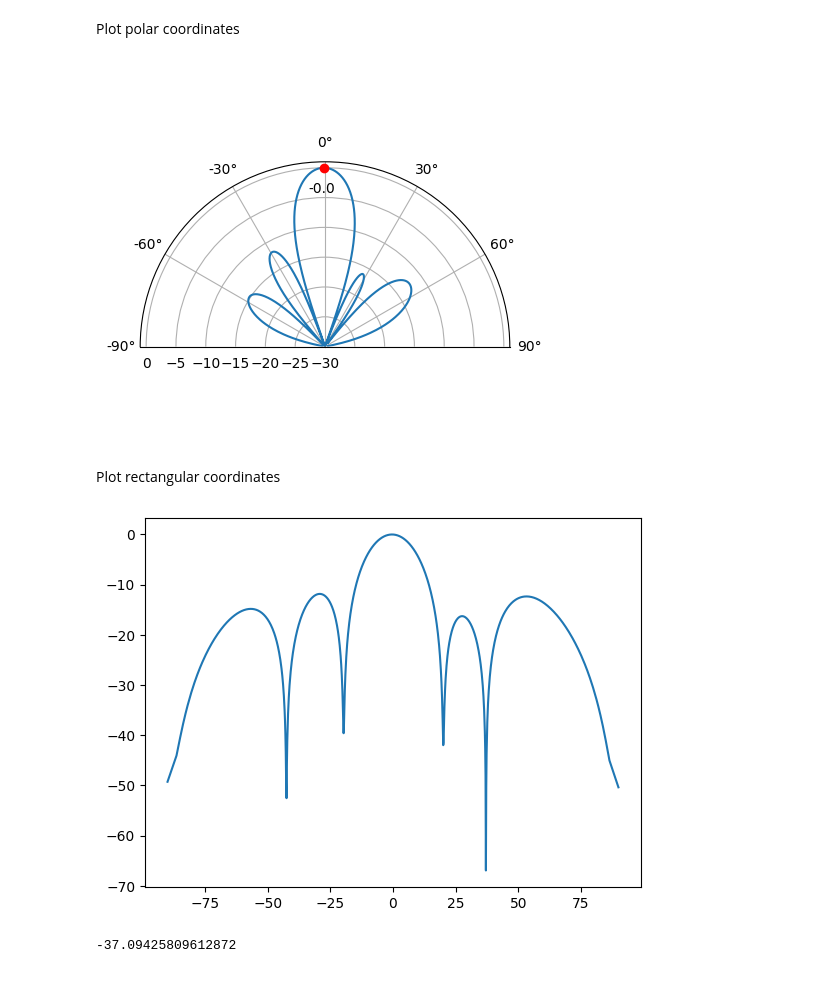
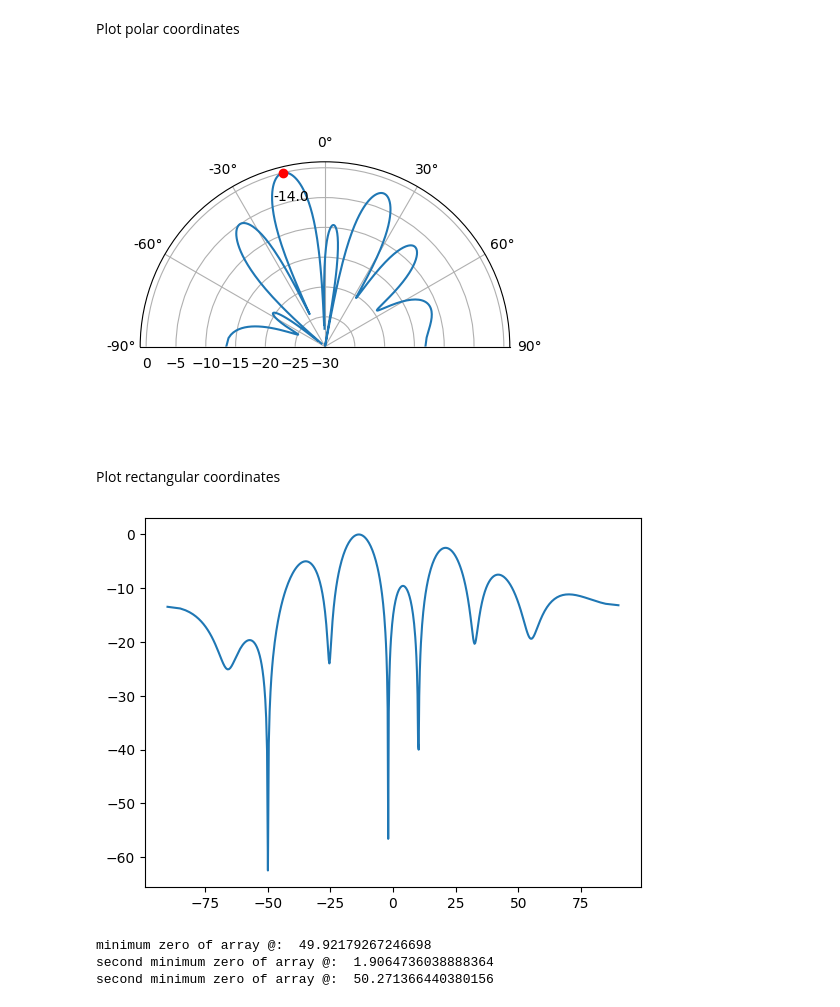
Before and after one commit to ilnur852/pyDSPplayground, a Jupyter notebook: array processing/steering_2.ipynb, the cells around one changed output. Drawn from its saved outputs; the diff is of its cells as text; code cells hidden in the pictures.

```diff
--- a/array processing/steering_2.ipynb
+++ b/array processing/steering_2.ipynb
@@ -18,8 +13,0 @@ s = np.exp(-2j * np.pi * d * np.arange (Nr) * np.sin(theta)) # Steering Vector
-# %%
-s = s.reshape(-1,1) # make s a column vector
-print(s.shape) # 3x1
-tx = tx.reshape(1,-1) # make tx a row vector
-print(tx.shape) # 1x10000
-
-X = s @ tx # Simulate the received signal X through a matrix multiply
-print(X.shape) # 3x10000.  X is now going to be a 2D array, 1D is time and 1D is the spatial dimension
@@ -29,0 +16,8 @@ print(X.shape) # 3x10000.  X is now going to be a 2D array, 1D is time and 1D is
+# %%
+def create_signal(theta_deg, amplitude, f_tone):
+    x = (amplitude)*np.exp(2j * np.pi * f_tone * t)
+    s = np.exp(-2j * np.pi * d * np.arange (Nr) * np.sin(theta_deg/180*np.pi))
+    s = s.reshape(-1, 1) #column vector
+    x = x.reshape(1, -1) #row vector
+    X = s @ x
+    return X
@@ -29,0 +26,10 @@ print(X.shape) # 3x10000.  X is now going to be a 2D array, 1D is time and 1D is
+# %%
+f_tone = 0.02e6 #tone frequency
+tx = 1*np.exp(2j * np.pi * f_tone * t)
+tx2 = 2*np.exp(2j * np.pi * f_tone*2 * t)
+theta_deg = 50 # direction of arrival
+theta_deg2 = 2 # direction of arrival
+theta_deg3 = -10 # direction of arrival
+X1 = create_signal(theta_deg, 1, 0.02e6 )
+X2 = create_signal(theta_deg2, 1, 0.52e6 )
+X3 = create_signal(theta_deg3, 1, 0.32e6 )
@@ -30,5 +38,10 @@ print(X.shape) # 3x10000.  X is now going to be a 2D array, 1D is time and 1D is
 # %%
 n = np.random.randn(Nr, N) + 1j*np.random.randn(Nr, N)
 print(np.shape(n))
-X = X + 0.001*n # X and n are both 3x10000
+X = X1 + X3 + X2 + 0.03*n  # X and n are both NrxN
+print(X.shape)
+Xsum = np.sum(X, 0)/Nr
+print(Xsum.shape) # 3x10000.  X is now going to be a 2D array, 1D is time and 1D is the spatial dimension
+plt.plot(10*np.log10(np.abs(np.fft.fft(Xsum, 8192))**2))
+plt.show()
 # %% [output]
@@ -59,39 +76,43 @@ print(w)
 # %% [markdown]
 Plot polar coordinates
 # %%
-N_fft = 1024
+N_fft = 512
 
 w_padded = np.concatenate((w[0], np.zeros(N_fft - Nr))) # zero pad to N_fft elements to get more resolution in the FFT
 w_fft_dB = 10*np.log10(np.abs(np.fft.fftshift(np.fft.fft(w_padded)))**2) # magnitude of fft in dB
 w_fft_dB -= np.max(w_fft_dB) # normalize to 0 dB at peak
 
 # Map the FFT bins to angles in radians
 theta_bins = np.arcsin(np.linspace(-1, 1, N_fft)) # in radians
 
 # find max so we can add it to plot
 theta_max = theta_bins[np.argmax(w_fft_dB)]
 
 fig, ax = plt.subplots(subplot_kw={'projection': 'polar'})
 ax.plot(theta_bins, w_fft_dB) # MAKE SURE TO USE RADIAN FOR POLAR
 ax.plot([theta_max], [np.max(w_fft_dB)],'ro')
 ax.text(theta_max - 0.1, np.max(w_fft_dB) - 4, np.round(theta_max * 180 / np.pi))
 ax.set_theta_zero_location('N') # make 0 degrees point up
 ax.set_theta_direction(-1) # increase clockwise
 ax.set_rlabel_position(55)  # Move grid labels away from other labels
 ax.set_thetamin(-90) # only show top half
 ax.set_thetamax(90)
 ax.set_ylim([-30, 1]) # because there's no noise, only go down 30 dB
 
 plt.show()
 # %% [output]
-[figure, old version]
+[figure, new version]
 # %% [markdown]
 Plot rectangular coordinates
 # %%
 theta_scan = np.arcsin(np.linspace(-1, 1, N_fft))
 plt.plot(theta_scan*180/np.pi, w_fft_dB)
 plt.show()
-print(-theta_scan[np.argsort(w_fft_dB)[0]]*180/np.pi)
+print("minimum zero of array @: ", -theta_scan[np.argsort(w_fft_dB)[0]]*180/np.pi)
+print("second minimum zero of array @: ", -theta_scan[np.argsort(w_fft_dB)[1]]*180/np.pi)
+print("second minimum zero of array @: ", -theta_scan[np.argsort(w_fft_dB)[2]]*180/np.pi)
 # %% [output]
-[figure, old version]
+[figure, new version]
--37.09425809612872
+minimum zero of array @:  49.92179267246698
+second minimum zero of array @:  1.9064736038888364
+second minimum zero of array @:  50.271366440380156
```
Also changed, not shown: parts of 11 cells of this notebook, 19 other files.
